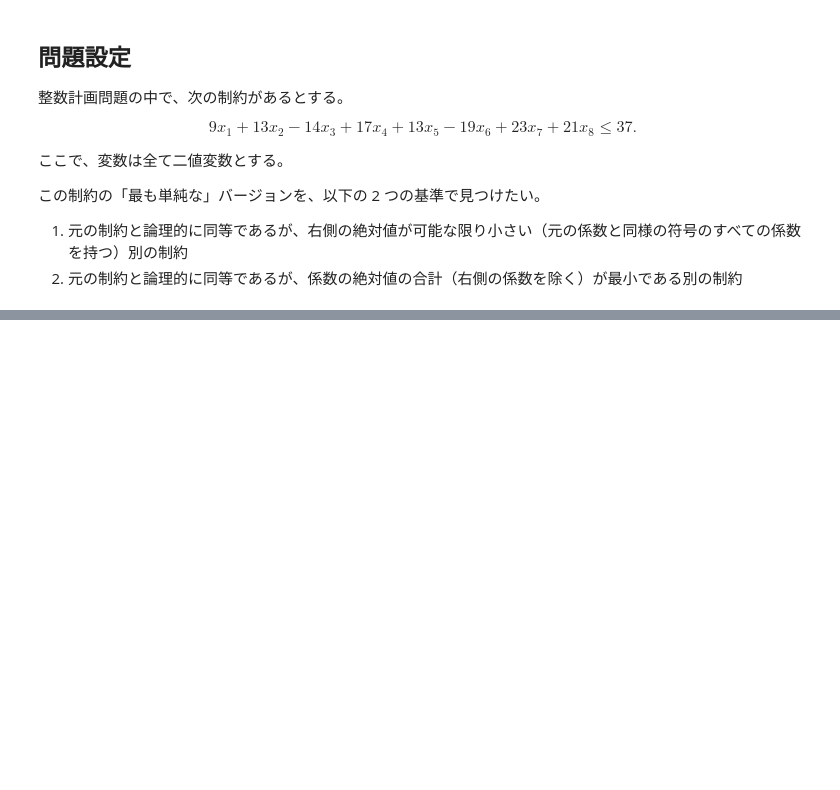
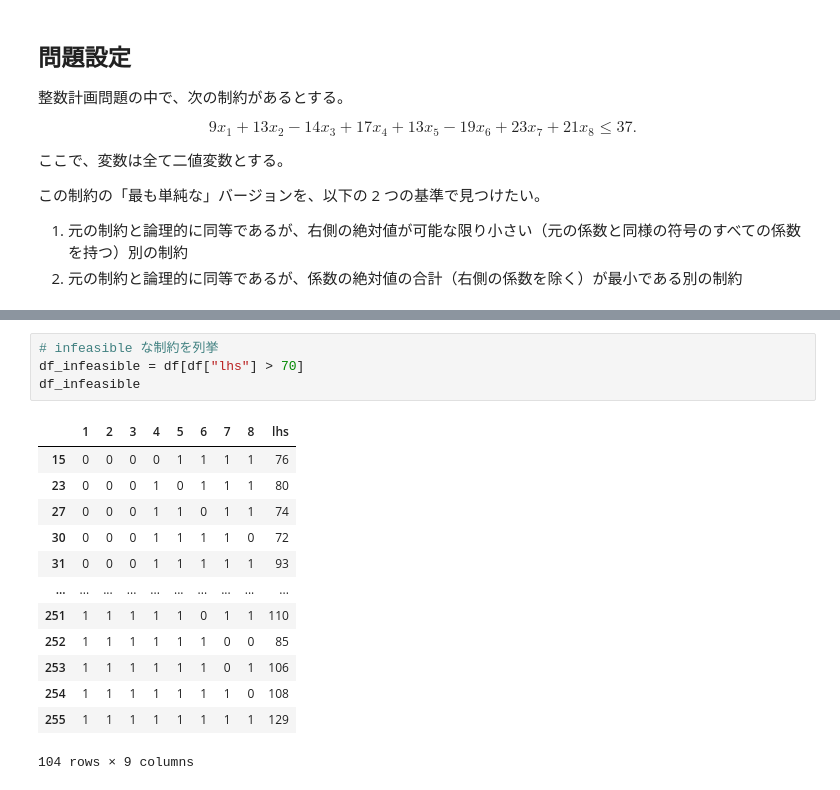
Before and after one commit to ytakashina/modeling_practice, a Jupyter notebook: 12.18 Optimising a constraint.ipynb, the cells around one changed output, grey strips where cells are left out. Cells and saved outputs as stored; diff of their text form; blank space fills up the shorter version.

```diff
--- a/12.18 Optimising a constraint.ipynb
+++ b/12.18 Optimising a constraint.ipynb
@@ -95,0 +87,18 @@ ceilings と roofs を見つければ、$a_i$ を求める線形計画問題の
+# %%
+# infeasible な制約を列挙
+df_infeasible = df[df["lhs"] > 70]
+df_infeasible
+# %% [output]
+|  | 1 | 2 | 3 | 4 | 5 | 6 | 7 | 8 | lhs |
+| 15 | 0 | 0 | 0 | 0 | 1 | 1 | 1 | 1 | 76 |
+| 23 | 0 | 0 | 0 | 1 | 0 | 1 | 1 | 1 | 80 |
+| 27 | 0 | 0 | 0 | 1 | 1 | 0 | 1 | 1 | 74 |
+| 30 | 0 | 0 | 0 | 1 | 1 | 1 | 1 | 0 | 72 |
+| 31 | 0 | 0 | 0 | 1 | 1 | 1 | 1 | 1 | 93 |
+| ... | ... | ... | ... | ... | ... | ... | ... | ... | ... |
+| 251 | 1 | 1 | 1 | 1 | 1 | 0 | 1 | 1 | 110 |
+| 252 | 1 | 1 | 1 | 1 | 1 | 1 | 0 | 0 | 85 |
+| 253 | 1 | 1 | 1 | 1 | 1 | 1 | 0 | 1 | 106 |
+| 254 | 1 | 1 | 1 | 1 | 1 | 1 | 1 | 0 | 108 |
+| 255 | 1 | 1 | 1 | 1 | 1 | 1 | 1 | 1 | 129 |
+104 rows × 9 columns
```
Also changed, not shown: parts of 16 cells of this notebook, 2 other files.
